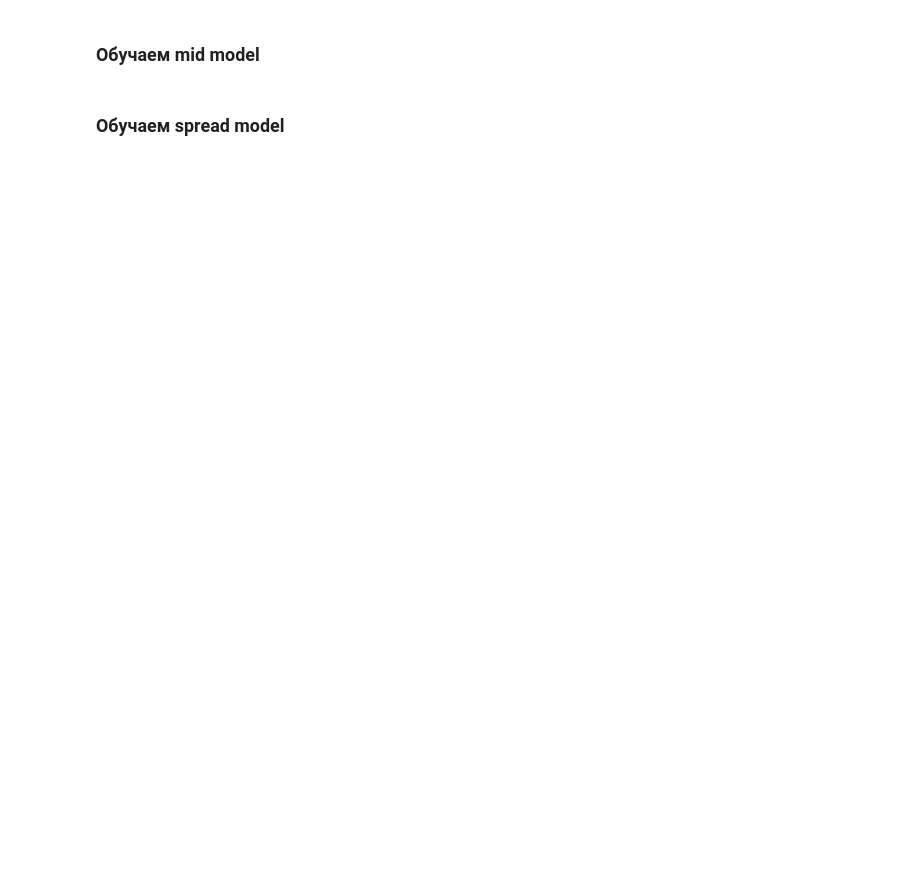
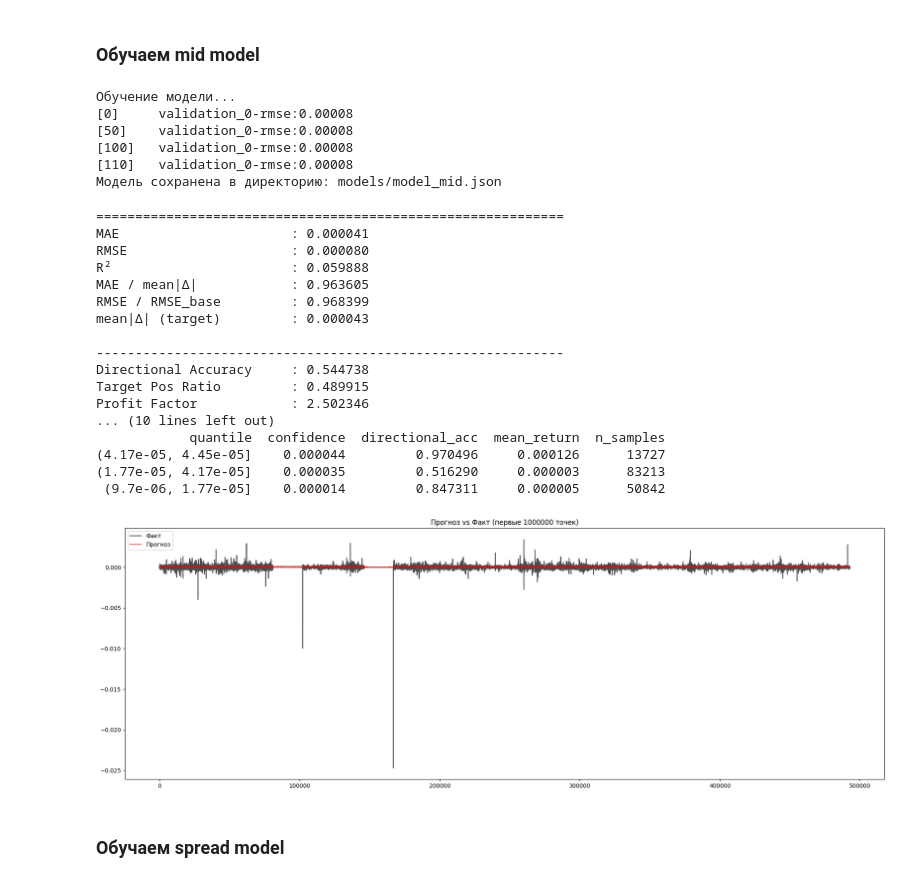
Before and after one commit to GrafikXxxxxxxYyyyyyyyyyy/AlgoTradingSystem_c1, a Jupyter notebook: train_models.ipynb, the cells around one changed output. Drawn from its saved outputs; the diff is of its cells as text; code cells hidden in the pictures; blank space fills up the shorter version.

```diff
--- a/train_models.ipynb
+++ b/train_models.ipynb
@@ -77,18 +105,44 @@ mid_model = train_regression_model(
     n_estimators=5000,
     objective='reg:squarederror',
     model_name="model_mid",
-    max_depth=13,
+    max_depth=1,
 )
+# %% [output]
+Обучение модели...
+[0]     validation_0-rmse:0.00008
+[50]    validation_0-rmse:0.00008
+[100]   validation_0-rmse:0.00008
+[110]   validation_0-rmse:0.00008
+Модель сохранена в директорию: models/model_mid.json
 # %%
 from src.mlcore.evaluation import evaluate_regression_model
 
 y_mid_pred = mid_model.predict(X_test)
 
 evaluate_regression_model(
     y_test=y_mid_test,
     y_pred=y_mid_pred,
-    length=1000,
+    length=1000000,
 )
+# %% [output]
+============================================================
+MAE                      : 0.000041
+RMSE                     : 0.000080
+R²                       : 0.059888
+MAE / mean|Δ|            : 0.963605
+RMSE / RMSE_base         : 0.968399
+mean|Δ| (target)         : 0.000043
+
+------------------------------------------------------------
+Directional Accuracy     : 0.544738
+Target Pos Ratio         : 0.489915
+Profit Factor            : 2.502346
+... (10 lines left out)
+            quantile  confidence  directional_acc  mean_return  n_samples
+(4.17e-05, 4.45e-05]    0.000044         0.970496     0.000126      13727
+(1.77e-05, 4.17e-05]    0.000035         0.516290     0.000003      83213
+ (9.7e-06, 1.77e-05]    0.000014         0.847311     0.000005      50842
+[figure, added]
 # %% [markdown]
 ### Обучаем spread model
 # %%
```
Also changed, not shown: parts of 5 cells of this notebook, 1 other file.
